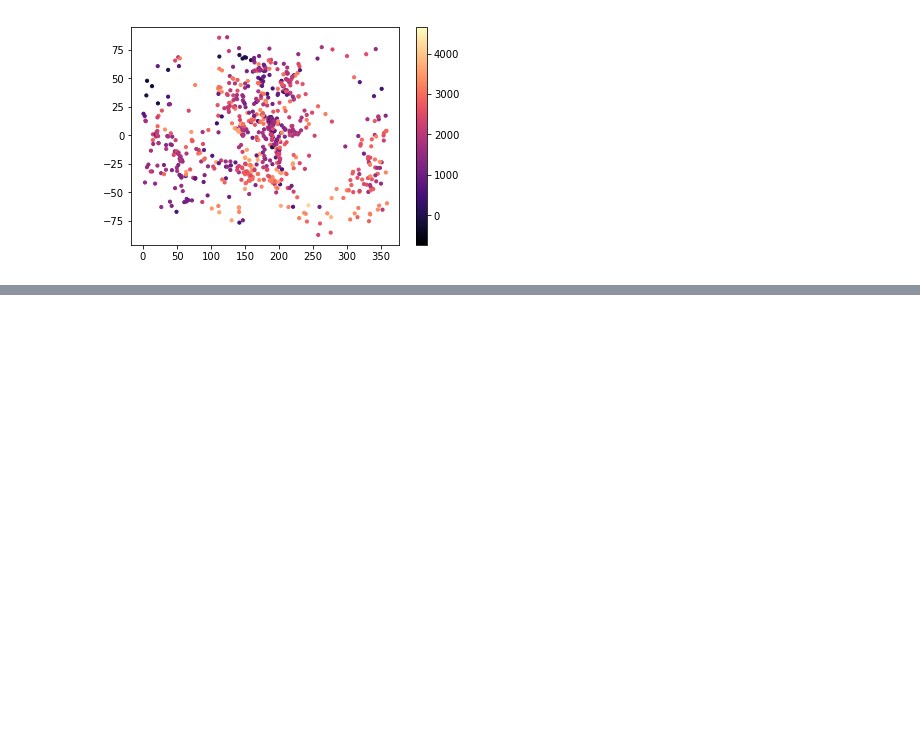
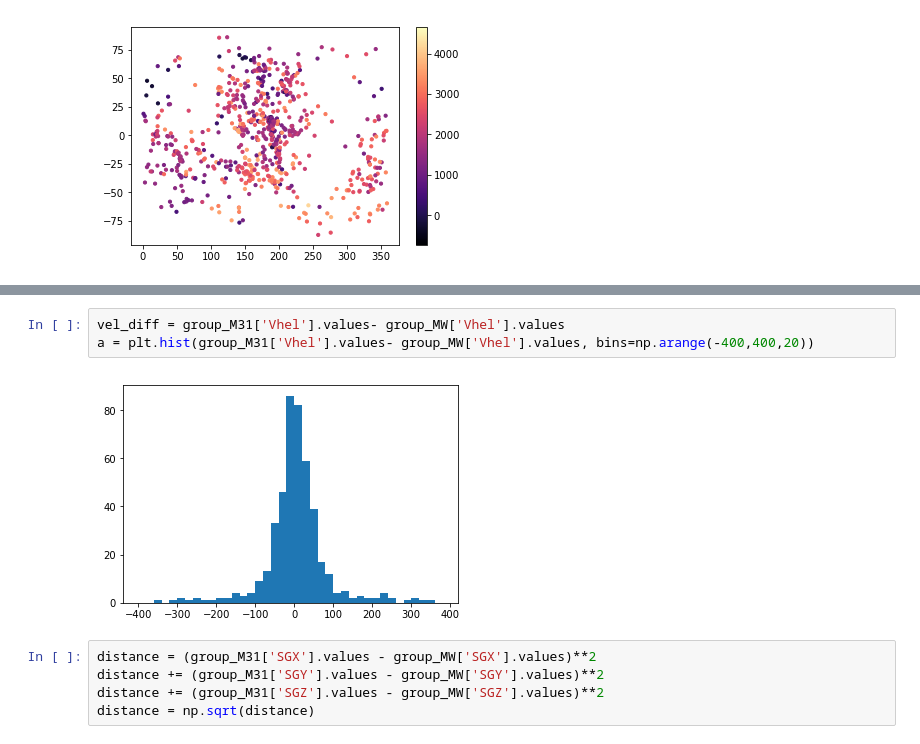
Before and after one commit to forero/GalaxyPairs, a Jupyter notebook: code/pairs_3500kms.ipynb, the cells around one changed output, grey strips where cells are left out. Cells and saved outputs as stored; diff of their text form; blank space fills up the shorter version.

```diff
--- a/code/pairs_3500kms.ipynb
+++ b/code/pairs_3500kms.ipynb
@@ -111,0 +115,10 @@ print(np.count_nonzero(reciprocal_neighbor))
+# %%
+vel_diff = group_M31['Vhel'].values- group_MW['Vhel'].values
+a = plt.hist(group_M31['Vhel'].values- group_MW['Vhel'].values, bins=np.arange(-400,400,20))
+# %% [output]
+[figure, added]
+# %%
+distance = (group_M31['SGX'].values - group_MW['SGX'].values)**2
+distance += (group_M31['SGY'].values - group_MW['SGY'].values)**2
+distance += (group_M31['SGZ'].values - group_MW['SGZ'].values)**2
+distance = np.sqrt(distance)
```
Also changed, not shown: parts of 13 cells of this notebook, 1 other file.
